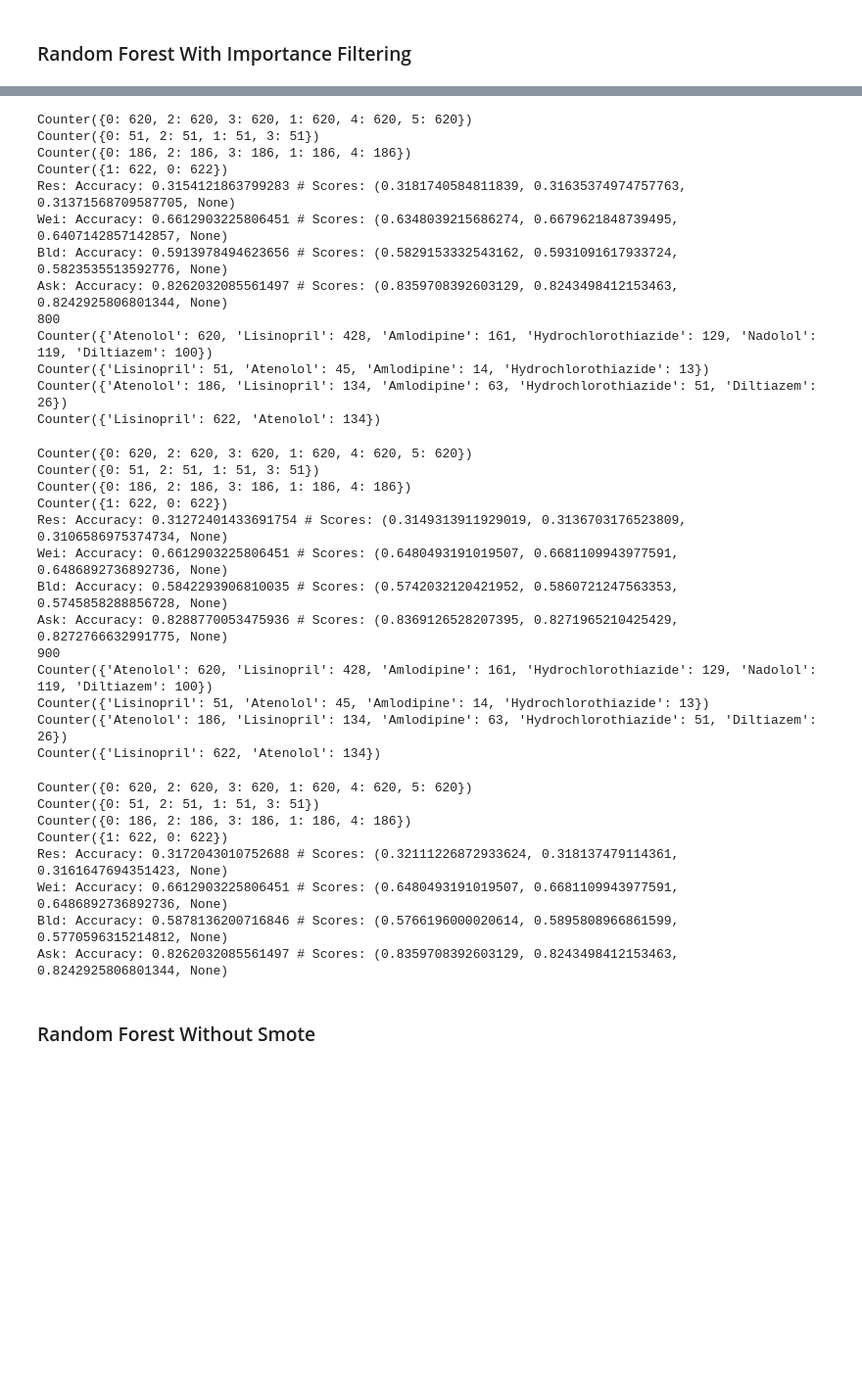
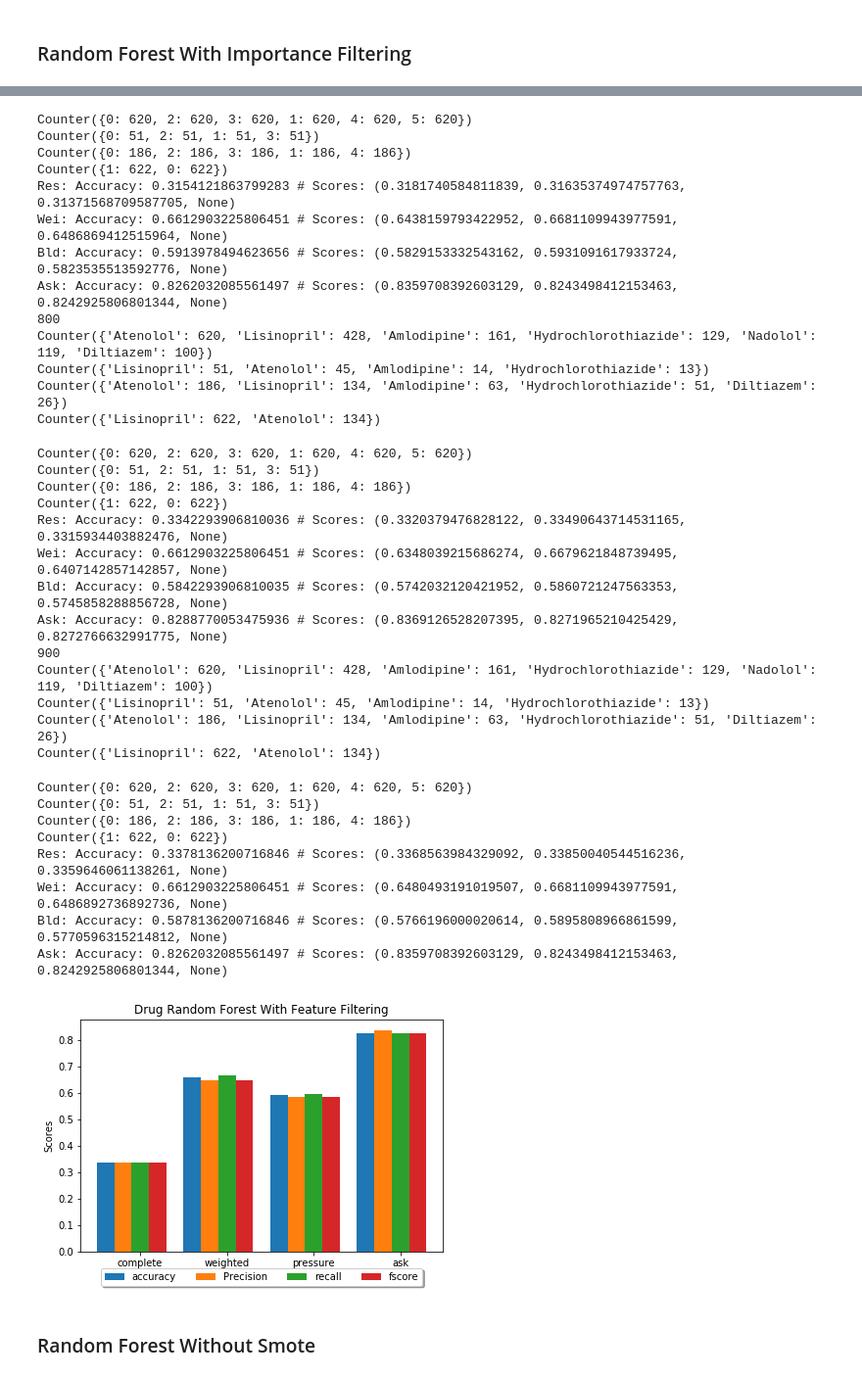
Before and after one commit to AHAMES/GraduationProject.Social.Media.Drug.Side.Effects.Classification, a Jupyter notebook: Classifier2/Classifier.ipynb, the cells around one changed output, grey strips where cells are left out. Shown: that part at 98% size. Saved outputs shown, nothing was run; the diff lists cells and outputs as text; code cells hidden in the pictures; blank space fills up the shorter version.

```diff
--- a/Classifier2/Classifier.ipynb
+++ b/Classifier2/Classifier.ipynb
@@ -389,17 +441,20 @@ for estimators in range (100,1000,100):
     wei_Stats=wei_Stats.append({'Estimators':estimators,'Accuracy':wei_acc,'Precision':wei_scores[0],'Recall':wei_scores[1],'FScore':wei_scores[2]},ignore_index=True)
     bld_Stats=bld_Stats.append({'Estimators':estimators,'Accuracy':blood_acc,'Precision':blood_scores[0],'Recall':blood_scores[1],'FScore':blood_scores[2]},ignore_index=True)
     ask_Stats=ask_Stats.append({'Estimators':estimators,'Accuracy':ask_acc,'Precision':ask_scores[0],'Recall':ask_scores[1],'FScore':ask_scores[2]},ignore_index=True)
-writer = pd.ExcelWriter('Forrest_Stats'+label+'importance.xlsx', engine='xlsxwriter')
+'''writer = pd.ExcelWriter('Forrest_Stats'+label+'.xlsx', engine='xlsxwriter')
 res_Stats.to_excel(writer, sheet_name='Sheet1')
 wei_Stats.to_excel(writer, sheet_name='Sheet2')
 bld_Stats.to_excel(writer, sheet_name='Sheet3')
 ask_Stats.to_excel(writer, sheet_name='Sheet4')
-writer.save()
-
-max_res=res_Stats.iloc[res_Stats['FScore'].tolist().index(max(res_Stats['FScore'].tolist()))].to_frame().transpose()
-max_wei=wei_Stats.iloc[wei_Stats['FScore'].tolist().index(max(wei_Stats['FScore'].tolist()))].to_frame().transpose()
-max_bld=bld_Stats.iloc[bld_Stats['FScore'].tolist().index(max(bld_Stats['FScore'].tolist()))].to_frame().transpose()
-max_ask=ask_Stats.iloc[ask_Stats['FScore'].tolist().index(max(ask_Stats['FScore'].tolist()))].to_frame().transpose()
+writer.save()'''
+x1=res_Stats['FScore'].tolist().index(max(res_Stats['FScore'].tolist()))
+x2=wei_Stats['FScore'].tolist().index(max(wei_Stats['FScore'].tolist()))
+x3=bld_Stats['FScore'].tolist().index(max(bld_Stats['FScore'].tolist()))
+x4=ask_Stats['FScore'].tolist().index(max(ask_Stats['FScore'].tolist()))
+max_res=res_Stats.iloc[x1].to_frame().transpose()
+max_wei=wei_Stats.iloc[x2].to_frame().transpose()
+max_bld=bld_Stats.iloc[x3].to_frame().transpose()
+max_ask=ask_Stats.iloc[x4].to_frame().transpose()
 stats=pd.DataFrame(columns = ['Estimators' , 'Accuracy', 'Precision' , 'Recall','FScore'])
 max_res['Estimators']="Complete"
 max_wei['Estimators']="Weighted"
@@ -410,9 +465,22 @@ stats=stats.append(max_wei)
 stats=stats.append(max_bld)
 stats=stats.append(max_ask)
 
-writer = pd.ExcelWriter('Forrest_StatsImportanceTotal'+'.xlsx', engine='xlsxwriter')
+plotResult(label+" Random Forest With Feature Filtering",max_res,max_wei,max_bld,max_ask,x1,x2,x3,x4)
+
+import os.path
+if not os.path.exists('Forrest_StatsImportanceTotal'+'.xlsx'):
+    writer = pd.ExcelWriter('Forrest_StatsImportanceTotal'+'.xlsx', engine = 'xlsxwriter')
+
+    writer.save()
+    writer.close()
+writer = pd.ExcelWriter('Forrest_StatsImportanceTotal'+'.xlsx', engine='openpyxl')
+book = load_workbook('Forrest_StatsImportanceTotal'+'.xlsx')
+writer.book = book
+writer.sheets = dict((ws.title, ws) for ws in book.worksheets)
+
 stats.to_excel(writer, sheet_name=label)
 writer.save()
+writer.close()
 # %% [output]
 100
 Counter({'Atenolol': 620, 'Lisinopril': 428, 'Amlodipine': 161, 'Hydrochlorothiazide': 129, 'Nadolol': 119, 'Diltiazem': 100})
@@ -500,37 +568,38 @@ Counter({'Lisinopril': 622, 'Atenolol': 134})
 Counter({0: 620, 2: 620, 3: 620, 1: 620, 4: 620, 5: 620})
 Counter({0: 51, 2: 51, 1: 51, 3: 51})
 Counter({0: 186, 2: 186, 3: 186, 1: 186, 4: 186})
 Counter({1: 622, 0: 622})
 Res: Accuracy: 0.3154121863799283 # Scores: (0.3181740584811839, 0.31635374974757763, 0.31371568709587705, None)
-Wei: Accuracy: 0.6612903225806451 # Scores: (0.6348039215686274, 0.6679621848739495, 0.6407142857142857, None)
+Wei: Accuracy: 0.6612903225806451 # Scores: (0.6438159793422952, 0.6681109943977591, 0.6486869412515964, None)
 Bld: Accuracy: 0.5913978494623656 # Scores: (0.5829153332543162, 0.5931091617933724, 0.5823535513592776, None)
 Ask: Accuracy: 0.8262032085561497 # Scores: (0.8359708392603129, 0.8243498412153463, 0.8242925806801344, None)
 800
 Counter({'Atenolol': 620, 'Lisinopril': 428, 'Amlodipine': 161, 'Hydrochlorothiazide': 129, 'Nadolol': 119, 'Diltiazem': 100})
 Counter({'Lisinopril': 51, 'Atenolol': 45, 'Amlodipine': 14, 'Hydrochlorothiazide': 13})
 Counter({'Atenolol': 186, 'Lisinopril': 134, 'Amlodipine': 63, 'Hydrochlorothiazide': 51, 'Diltiazem': 26})
 Counter({'Lisinopril': 622, 'Atenolol': 134})
 Counter({0: 620, 2: 620, 3: 620, 1: 620, 4: 620, 5: 620})
 Counter({0: 51, 2: 51, 1: 51, 3: 51})
 Counter({0: 186, 2: 186, 3: 186, 1: 186, 4: 186})
 Counter({1: 622, 0: 622})
-Res: Accuracy: 0.31272401433691754 # Scores: (0.3149313911929019, 0.3136703176523809, 0.3106586975374734, None)
-Wei: Accuracy: 0.6612903225806451 # Scores: (0.6480493191019507, 0.6681109943977591, 0.6486892736892736, None)
+Res: Accuracy: 0.3342293906810036 # Scores: (0.3320379476828122, 0.33490643714531165, 0.3315934403882476, None)
+Wei: Accuracy: 0.6612903225806451 # Scores: (0.6348039215686274, 0.6679621848739495, 0.6407142857142857, None)
 Bld: Accuracy: 0.5842293906810035 # Scores: (0.5742032120421952, 0.5860721247563353, 0.5745858288856728, None)
 Ask: Accuracy: 0.8288770053475936 # Scores: (0.8369126528207395, 0.8271965210425429, 0.8272766632991775, None)
 900
 Counter({'Atenolol': 620, 'Lisinopril': 428, 'Amlodipine': 161, 'Hydrochlorothiazide': 129, 'Nadolol': 119, 'Diltiazem': 100})
 Counter({'Lisinopril': 51, 'Atenolol': 45, 'Amlodipine': 14, 'Hydrochlorothiazide': 13})
 Counter({'Atenolol': 186, 'Lisinopril': 134, 'Amlodipine': 63, 'Hydrochlorothiazide': 51, 'Diltiazem': 26})
 Counter({'Lisinopril': 622, 'Atenolol': 134})
 Counter({0: 620, 2: 620, 3: 620, 1: 620, 4: 620, 5: 620})
 Counter({0: 51, 2: 51, 1: 51, 3: 51})
 Counter({0: 186, 2: 186, 3: 186, 1: 186, 4: 186})
 Counter({1: 622, 0: 622})
-Res: Accuracy: 0.3172043010752688 # Scores: (0.32111226872933624, 0.318137479114361, 0.3161647694351423, None)
+Res: Accuracy: 0.3378136200716846 # Scores: (0.3368563984329092, 0.33850040544516236, 0.3359646061138261, None)
 Wei: Accuracy: 0.6612903225806451 # Scores: (0.6480493191019507, 0.6681109943977591, 0.6486892736892736, None)
 Bld: Accuracy: 0.5878136200716846 # Scores: (0.5766196000020614, 0.5895808966861599, 0.5770596315214812, None)
 Ask: Accuracy: 0.8262032085561497 # Scores: (0.8359708392603129, 0.8243498412153463, 0.8242925806801344, None)
+[figure, added]
 # %% [markdown]
 ### Random Forest Without Smote
 # %%
```
Also changed, not shown: parts of 8 cells of this notebook, 13 other files.
